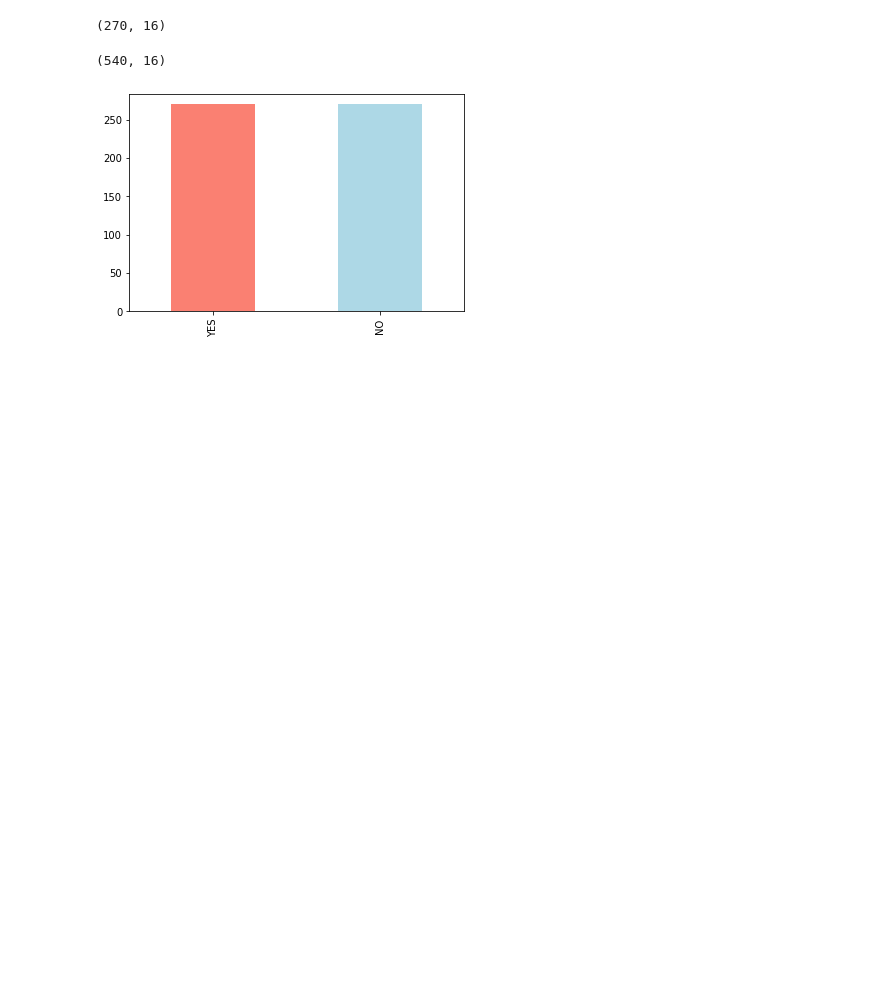
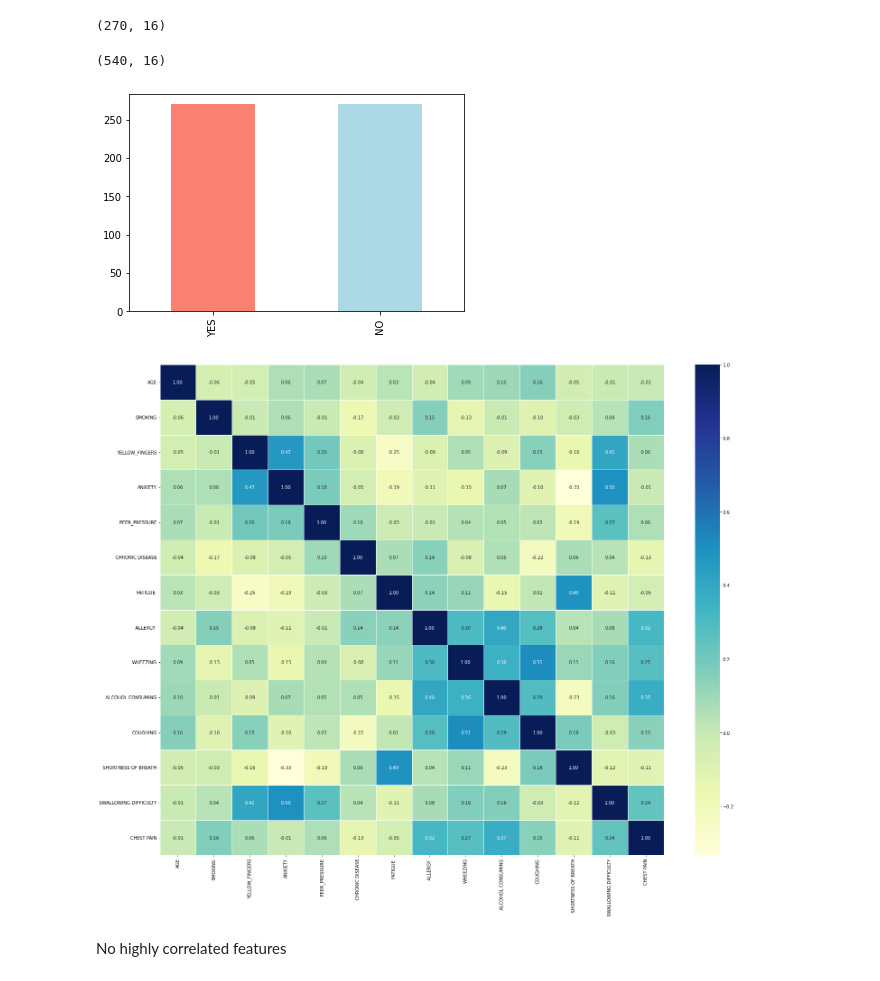
Before and after one commit to Ammar-Raneez/Lung_Cancer_Classification, a Jupyter notebook: lung-cancer.ipynb, the cells around one changed output. Cells and saved outputs as stored; diff of their text form; code cells hidden in the pictures; blank space fills up the shorter version.

Commit message:
Plot correlation matrix and categorize object columns

```diff
--- a/lung-cancer.ipynb
+++ b/lung-cancer.ipynb
@@ -92,3 +92,18 @@ lung_data_sampled.shape
 lung_data_sampled['LUNG_CANCER'].value_counts().plot(kind='bar', color=['salmon', 'lightblue']);
 # %% [output]
 [figure]
+# %%
+# Plot correlation matrix
+corr_matrix = lung_data_sampled.corr()
+fig, ax = plt.subplots(figsize=(25, 20))
+ax = sns.heatmap(
+    corr_matrix,
+    annot=True,
+    linewidths=0.5,
+    fmt=".2f",
+    cmap="YlGnBu"
+);
+# %% [output]
+[figure, added]
+# %% [markdown]
+No highly correlated features
```
Also changed, not shown: parts of 3 cells of this notebook.
